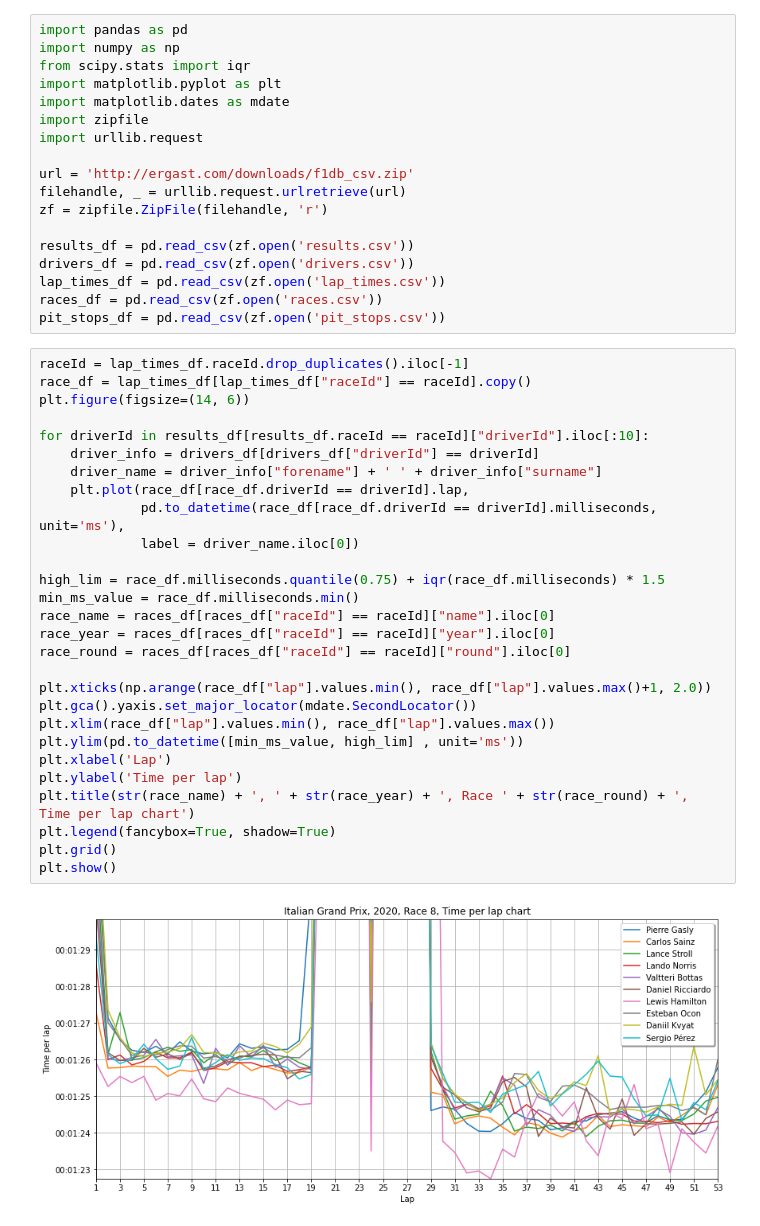
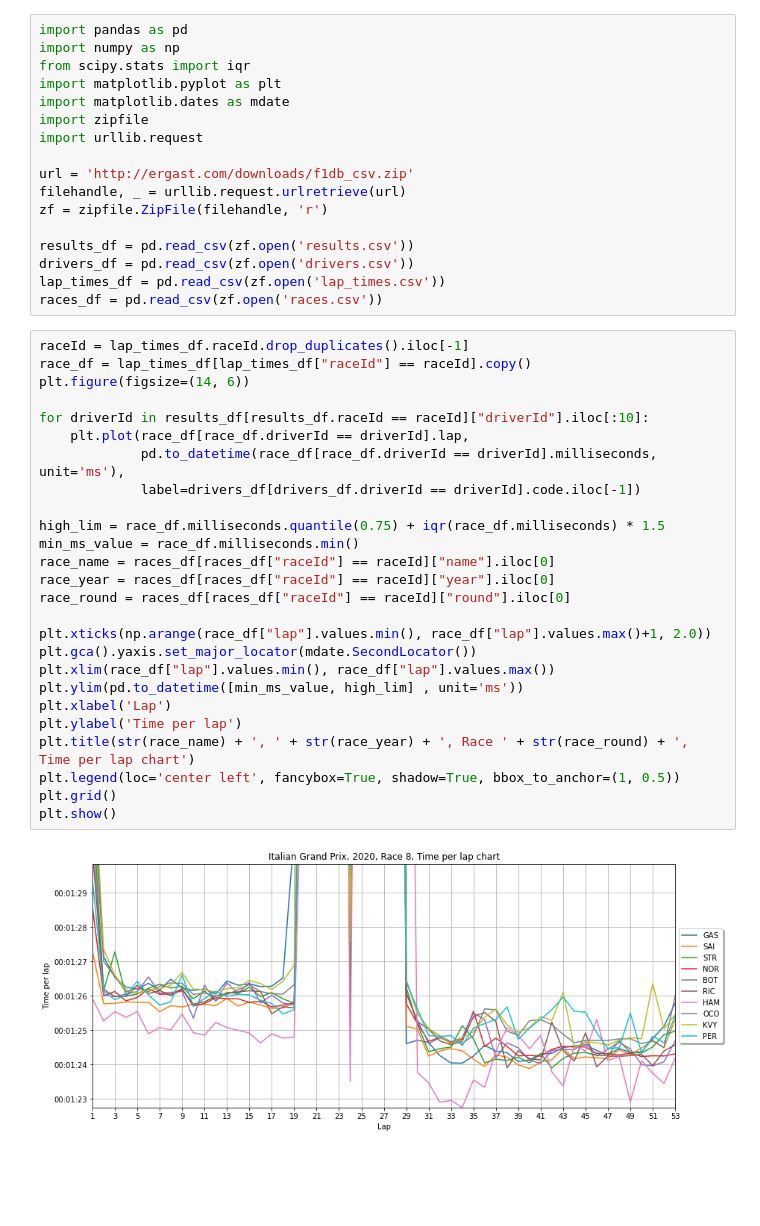
Before and after one commit to cnkndmr/formula1-data-analysis, a Jupyter notebook: src/02-laptime_comparison.ipynb, the cells around one changed output. Saved outputs shown, nothing was run; the diff lists cells and outputs as text; blank space fills up the shorter version.

Commit message:
legend location

```diff
--- a/src/02-laptime_comparison.ipynb
+++ b/src/02-laptime_comparison.ipynb
@@ -15,34 +15,31 @@ results_df = pd.read_csv(zf.open('results.csv'))
 drivers_df = pd.read_csv(zf.open('drivers.csv'))
 lap_times_df = pd.read_csv(zf.open('lap_times.csv'))
 races_df = pd.read_csv(zf.open('races.csv'))
-pit_stops_df = pd.read_csv(zf.open('pit_stops.csv'))
 # %%
 raceId = lap_times_df.raceId.drop_duplicates().iloc[-1]
 race_df = lap_times_df[lap_times_df["raceId"] == raceId].copy()
 plt.figure(figsize=(14, 6))
 
 for driverId in results_df[results_df.raceId == raceId]["driverId"].iloc[:10]:
-    driver_info = drivers_df[drivers_df["driverId"] == driverId]
-    driver_name = driver_info["forename"] + ' ' + driver_info["surname"]
     plt.plot(race_df[race_df.driverId == driverId].lap,
              pd.to_datetime(race_df[race_df.driverId == driverId].milliseconds, unit='ms'),
-             label = driver_name.iloc[0])
+             label=drivers_df[drivers_df.driverId == driverId].code.iloc[-1])
 
 high_lim = race_df.milliseconds.quantile(0.75) + iqr(race_df.milliseconds) * 1.5
 min_ms_value = race_df.milliseconds.min()
 race_name = races_df[races_df["raceId"] == raceId]["name"].iloc[0]
 race_year = races_df[races_df["raceId"] == raceId]["year"].iloc[0]
 race_round = races_df[races_df["raceId"] == raceId]["round"].iloc[0]
 
 plt.xticks(np.arange(race_df["lap"].values.min(), race_df["lap"].values.max()+1, 2.0))
 plt.gca().yaxis.set_major_locator(mdate.SecondLocator())
 plt.xlim(race_df["lap"].values.min(), race_df["lap"].values.max())
 plt.ylim(pd.to_datetime([min_ms_value, high_lim] , unit='ms'))
 plt.xlabel('Lap')
 plt.ylabel('Time per lap')
 plt.title(str(race_name) + ', ' + str(race_year) + ', Race ' + str(race_round) + ', Time per lap chart')
-plt.legend(fancybox=True, shadow=True)
+plt.legend(loc='center left', fancybox=True, shadow=True, bbox_to_anchor=(1, 0.5))
 plt.grid()
 plt.show()
 # %% [output]
-[figure, old version]
+[figure, new version]
```
